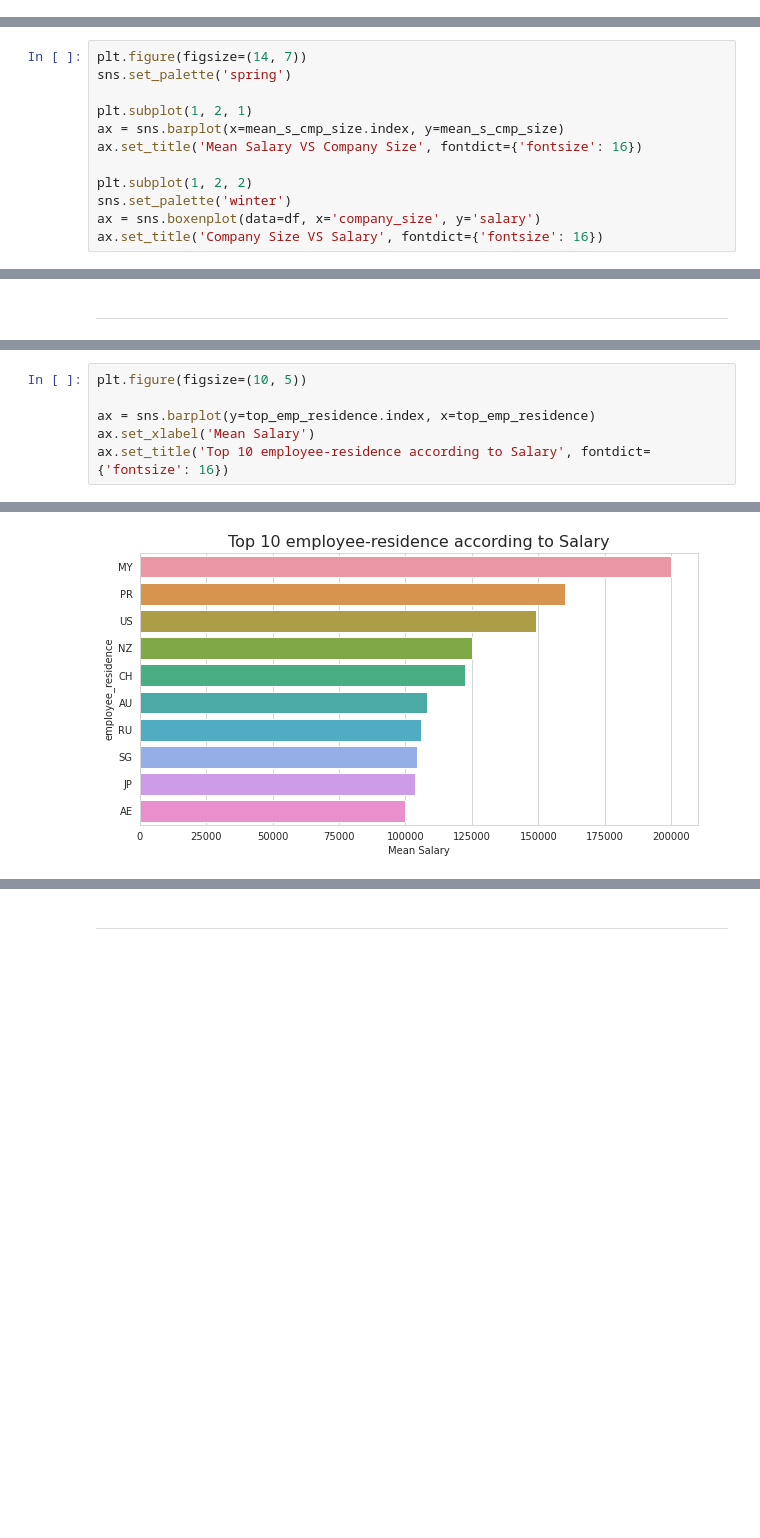
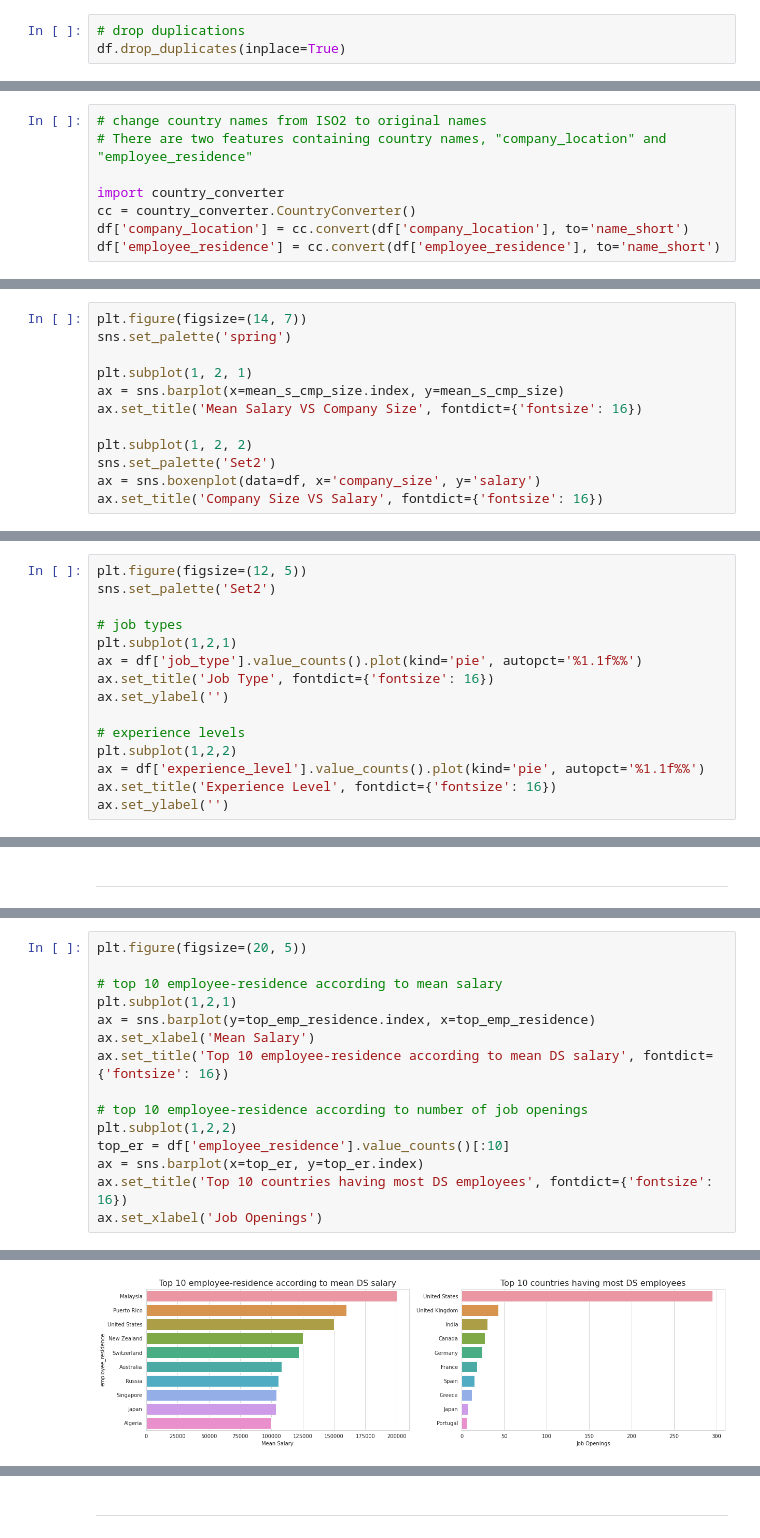
Before and after one commit to hikmatullah-mohammadi/ds-job-salaries-analysis-eda, a Jupyter notebook: ds-job-salaries-analysis-eda.ipynb, the cells around one changed output, grey strips where cells are left out. Saved outputs shown, nothing was run; the diff lists cells and outputs as text; blank space fills up the shorter version.

```diff
--- a/ds-job-salaries-analysis-eda.ipynb
+++ b/ds-job-salaries-analysis-eda.ipynb
@@ -119,6 +127,17 @@ dtype: object
+# %%
+# drop duplications
+df.drop_duplicates(inplace=True)
 # %% [markdown]
 <span id='change-abbr-to-complete'><b>Change abbreviations to complete values</b></span><br>
 The categorical variables contains some abbreviated values; to better understand, let's change them to their original names.
+# %%
+# change country names from ISO2 to original names
+# There are two features containing country names, "company_location" and "employee_residence"
+
+import country_converter
+cc = country_converter.CountryConverter()
+df['company_location'] = cc.convert(df['company_location'], to='name_short')
+df['employee_residence'] = cc.convert(df['employee_residence'], to='name_short')
 # %%
 # experience level
 df['experience_level'].value_counts()
@@ -330,7 +349,7 @@ ax = sns.barplot(x=mean_s_cmp_size.index, y=mean_s_cmp_size)
 ax.set_title('Mean Salary VS Company Size', fontdict={'fontsize': 16})
 
 plt.subplot(1, 2, 2)
-sns.set_palette('winter')
+sns.set_palette('Set2')
 ax = sns.boxenplot(data=df, x='company_size', y='salary')
 ax.set_title('Company Size VS Salary', fontdict={'fontsize': 16})
 # %% [output]
@@ -416,0 +409,15 @@ Text(0.5, 1.0, 'Top DS Roles According to Salary')
+# %%
+plt.figure(figsize=(12, 5))
+sns.set_palette('Set2')
+
+# job types
+plt.subplot(1,2,1)
+ax = df['job_type'].value_counts().plot(kind='pie', autopct='%1.1f%%')
+ax.set_title('Job Type', fontdict={'fontsize': 16})
+ax.set_ylabel('')
+
+# experience levels
+plt.subplot(1,2,2)
+ax = df['experience_level'].value_counts().plot(kind='pie', autopct='%1.1f%%')
+ax.set_title('Experience Level', fontdict={'fontsize': 16})
+ax.set_ylabel('')
@@ -467,8 +535,17 @@ AE    100000.000000
 Name: salary, dtype: float64
 # %%
-plt.figure(figsize=(10, 5))
+plt.figure(figsize=(20, 5))
 
+# top 10 employee-residence according to mean salary
+plt.subplot(1,2,1)
 ax = sns.barplot(y=top_emp_residence.index, x=top_emp_residence)
 ax.set_xlabel('Mean Salary')
-ax.set_title('Top 10 employee-residence according to Salary', fontdict={'fontsize': 16})
+ax.set_title('Top 10 employee-residence according to mean DS salary', fontdict={'fontsize': 16})
+
+# top 10 employee-residence according to number of job openings
+plt.subplot(1,2,2)
+top_er = df['employee_residence'].value_counts()[:10]
+ax = sns.barplot(x=top_er, y=top_er.index)
+ax.set_title('Top 10 countries having most DS employees', fontdict={'fontsize': 16})
+ax.set_xlabel('Job Openings')
 # %% [output]
@@ -476,2 +553,2 @@ Text(0.5, 1.0, 'Top 10 employee-residence according to Salary')
-[figure, old version]
+[figure, new version]
 # %% [markdown]
```
Also changed, not shown: parts of 44 cells of this notebook.
